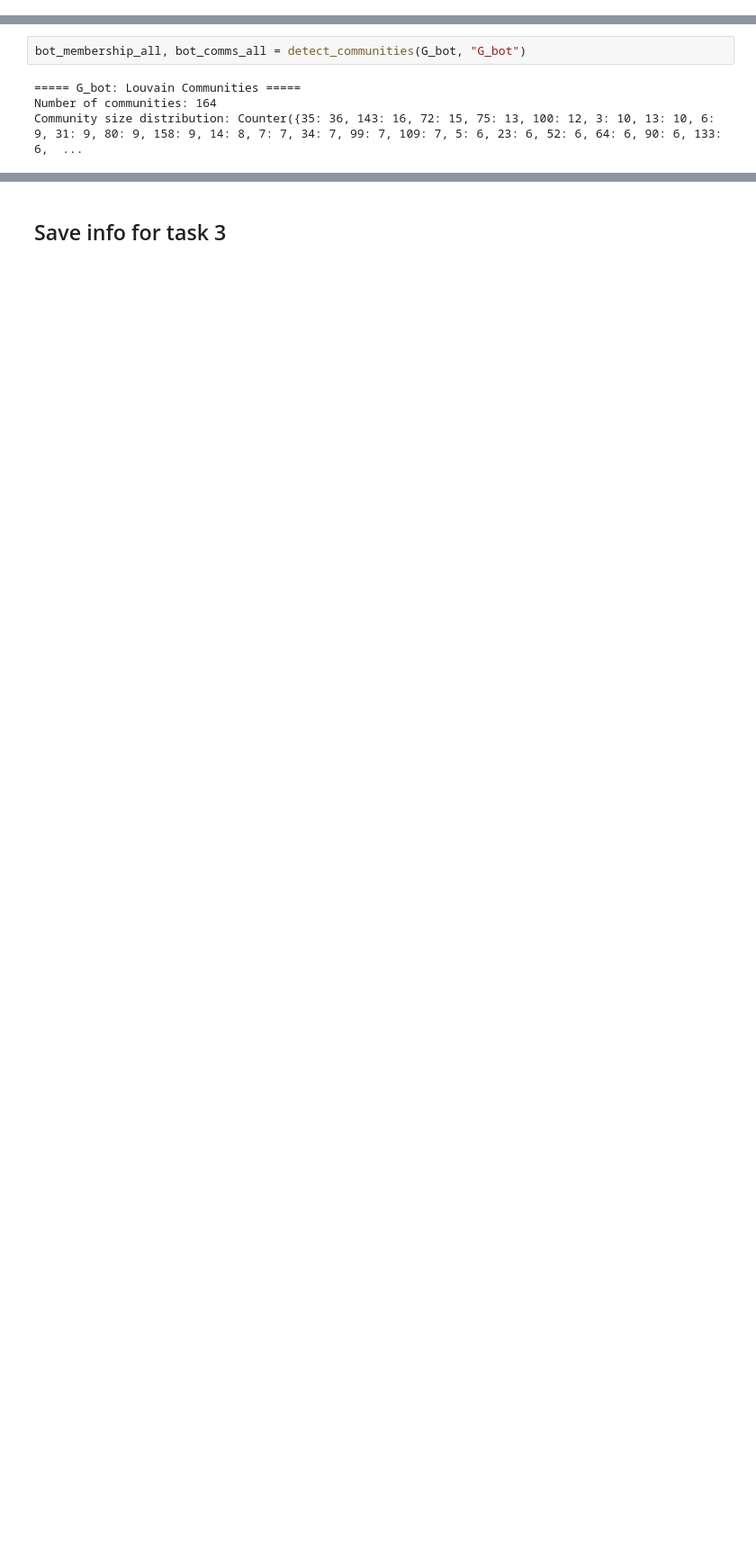
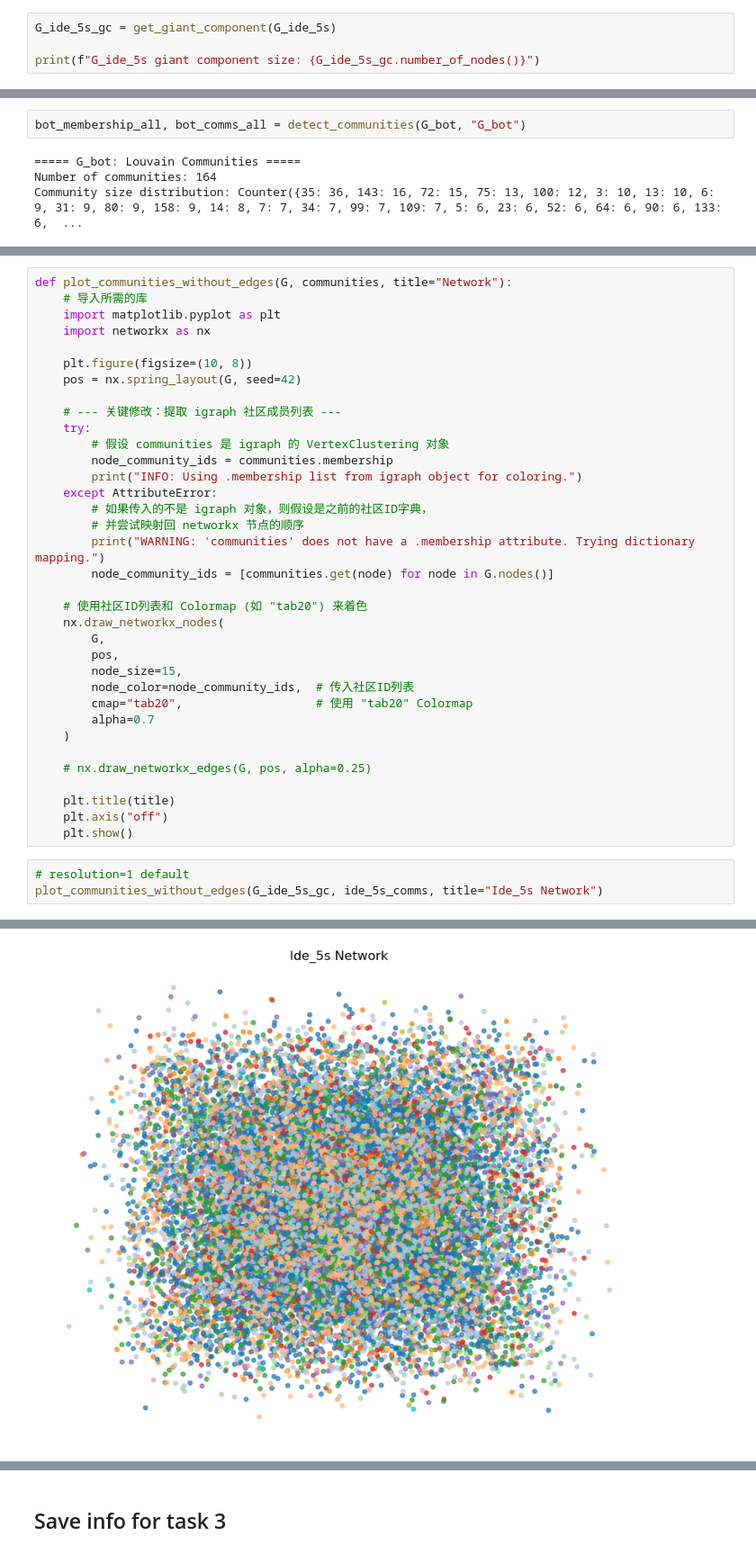
Before and after one commit to noddleslee/Social-data-mining, a Jupyter notebook: Lab2_Social_Network_Analysis_meso_scale_structures/task2_identify_meso-structures.ipynb, the cells around one changed output, grey strips where cells are left out. Shown at 90% size. Saved outputs shown, nothing was run; the diff lists cells and outputs as text; blank space fills up the shorter version.

```diff
--- a/Lab2_Social_Network_Analysis_meso_scale_structures/task2_identify_meso-structures.ipynb
+++ b/Lab2_Social_Network_Analysis_meso_scale_structures/task2_identify_meso-structures.ipynb
@@ -93,3 +108,7 @@ print(f"G_ide giant component size: {G_ide_gc.number_of_nodes()}")
 # %% [output]
 G_bot giant component size: 51
 G_ide giant component size: 190352
+# %%
+G_ide_5s_gc = get_giant_component(G_ide_5s)
+
+print(f"G_ide_5s giant component size: {G_ide_5s_gc.number_of_nodes()}")
@@ -131,0 +217,39 @@ Community size distribution: Counter({35: 36, 143: 16, 72: 15, 75: 13, 100: 12,
+# %%
+def plot_communities_without_edges(G, communities, title="Network"):
+    # 导入所需的库
+    import matplotlib.pyplot as plt
+    import networkx as nx
+
+    plt.figure(figsize=(10, 8))
+    pos = nx.spring_layout(G, seed=42)
+
+    # --- 关键修改：提取 igraph 社区成员列表 ---
+    try:
+        # 假设 communities 是 igraph 的 VertexClustering 对象
+        node_community_ids = communities.membership
+        print("INFO: Using .membership list from igraph object for coloring.")
+    except AttributeError:
+        # 如果传入的不是 igraph 对象，则假设是之前的社区ID字典，
+        # 并尝试映射回 networkx 节点的顺序
+        print("WARNING: 'communities' does not have a .membership attribute. Trying dictionary mapping.")
+        node_community_ids = [communities.get(node) for node in G.nodes()]
+
+    # 使用社区ID列表和 Colormap (如 "tab20") 来着色
+    nx.draw_networkx_nodes(
+        G,
+        pos,
+        node_size=15,
+        node_color=node_community_ids,  # 传入社区ID列表
+        cmap="tab20",                   # 使用 "tab20" Colormap
+        alpha=0.7
+    )
+
+    # nx.draw_networkx_edges(G, pos, alpha=0.25)
+
+    plt.title(title)
+    plt.axis("off")
+    plt.show()
+# %%
+# resolution=1 default
+plot_communities_without_edges(G_ide_5s_gc, ide_5s_comms, title="Ide_5s Network")
+# %% [output]
@@ -131,0 +257 @@ Community size distribution: Counter({35: 36, 143: 16, 72: 15, 75: 13, 100: 12,
+[figure, added]
```
Also changed, not shown: parts of 27 cells of this notebook.
